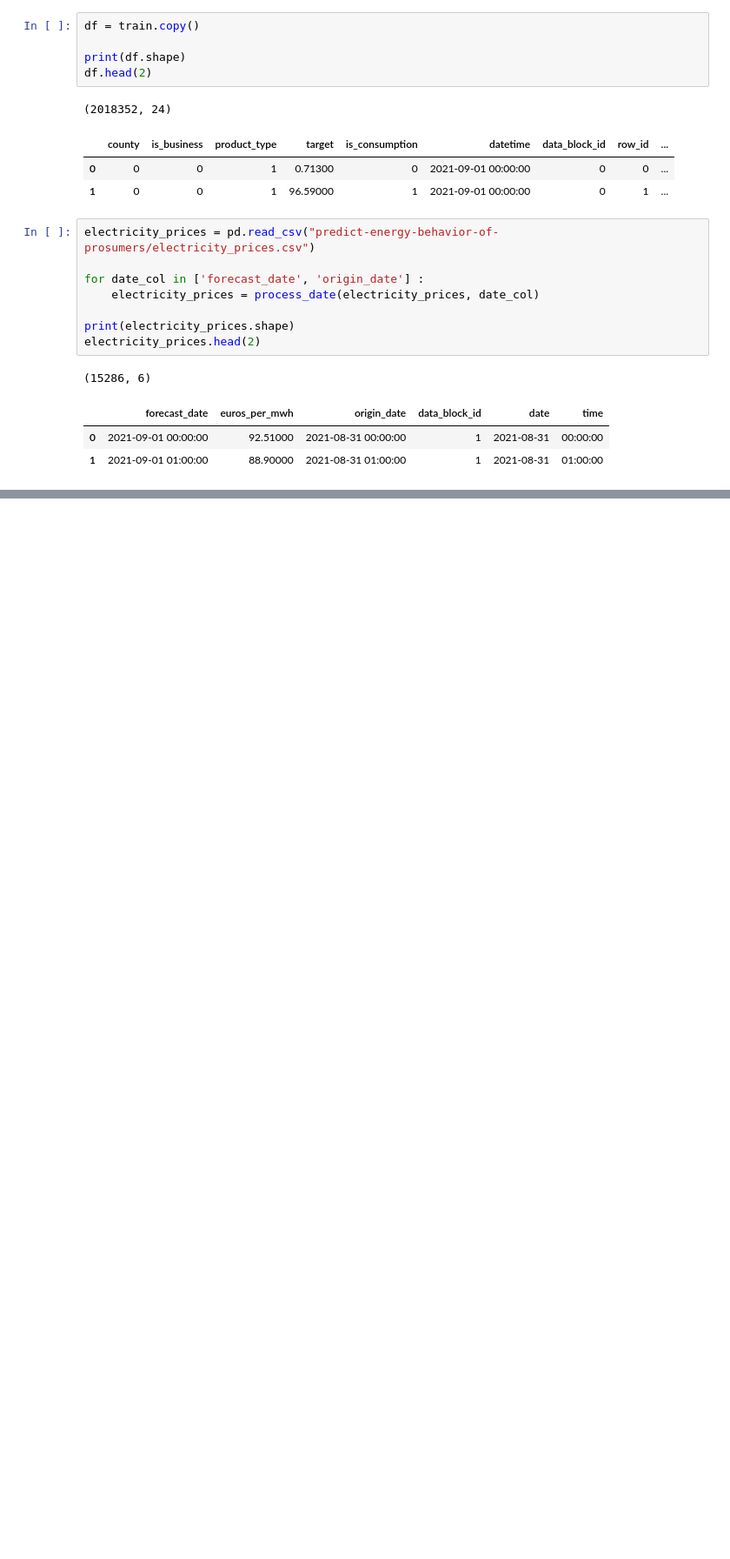
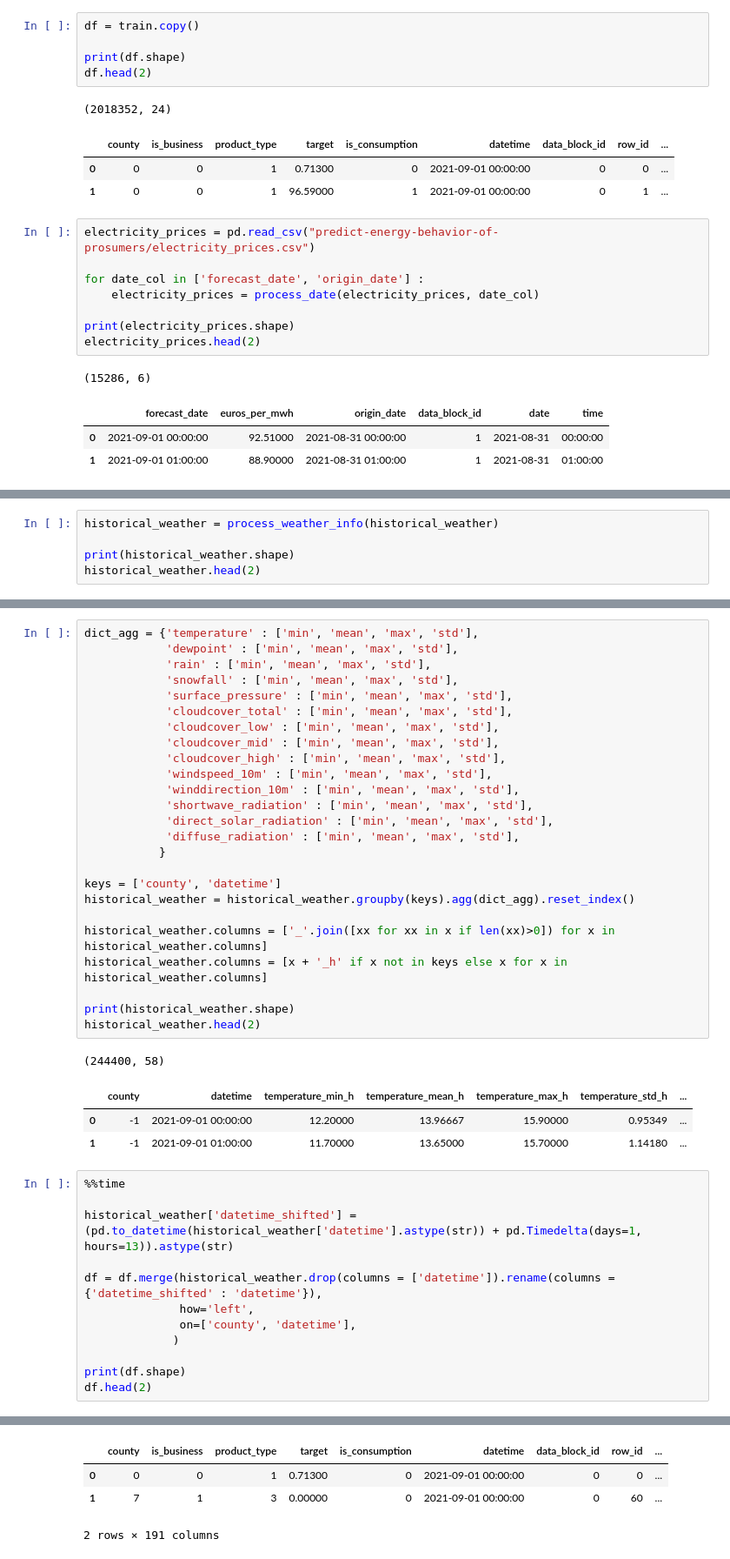
Before and after one commit to TheMerkh/Enefit---Predict-Energy-Behavior-of-Prosumers, a Jupyter notebook: Baseline.ipynb, the cells around one changed output, grey strips where cells are left out. Shown at 87% size. Saved outputs shown, nothing was run; the diff lists cells and outputs as text; blank space fills up the shorter version.

```diff
--- a/Baseline.ipynb
+++ b/Baseline.ipynb
@@ -365,0 +478,5 @@ Wall time: 1.01 s
+# %%
+historical_weather = process_weather_info(historical_weather)
+
+print(historical_weather.shape)
+historical_weather.head(2)
@@ -365,0 +488,43 @@ Wall time: 1.01 s
+# %%
+dict_agg = {'temperature' : ['min', 'mean', 'max', 'std'],
+            'dewpoint' : ['min', 'mean', 'max', 'std'],
+            'rain' : ['min', 'mean', 'max', 'std'],
+            'snowfall' : ['min', 'mean', 'max', 'std'],
+            'surface_pressure' : ['min', 'mean', 'max', 'std'],
+            'cloudcover_total' : ['min', 'mean', 'max', 'std'],
+            'cloudcover_low' : ['min', 'mean', 'max', 'std'],
+            'cloudcover_mid' : ['min', 'mean', 'max', 'std'],
+            'cloudcover_high' : ['min', 'mean', 'max', 'std'],
+            'windspeed_10m' : ['min', 'mean', 'max', 'std'],
+            'winddirection_10m' : ['min', 'mean', 'max', 'std'],
+            'shortwave_radiation' : ['min', 'mean', 'max', 'std'],
+            'direct_solar_radiation' : ['min', 'mean', 'max', 'std'],
+            'diffuse_radiation' : ['min', 'mean', 'max', 'std'],
+           }
+
+keys = ['county', 'datetime']
+historical_weather = historical_weather.groupby(keys).agg(dict_agg).reset_index()
+
+historical_weather.columns = ['_'.join([xx for xx in x if len(xx)>0]) for x in historical_weather.columns]
+historical_weather.columns = [x + '_h' if x not in keys else x for x in historical_weather.columns]
+
+print(historical_weather.shape)
+historical_weather.head(2)
+# %% [output]
+(244400, 58)
+|  | county | datetime | temperature_min_h | temperature_mean_h | temperature_max_h | temperature_std_h | ... |
+| 0 | -1 | 2021-09-01 00:00:00 | 12.20000 | 13.96667 | 15.90000 | 0.95349 | ... |
+| 1 | -1 | 2021-09-01 01:00:00 | 11.70000 | 13.65000 | 15.70000 | 1.14180 | ... |
+# %%
+%%time
+
+historical_weather['datetime_shifted'] = (pd.to_datetime(historical_weather['datetime'].astype(str)) + pd.Timedelta(days=1, hours=13)).astype(str)
+
+df = df.merge(historical_weather.drop(columns = ['datetime']).rename(columns = {'datetime_shifted' : 'datetime'}),
+              how='left',
+              on=['county', 'datetime'],
+             )
+
+print(df.shape)
+df.head(2)
+# %% [output]
@@ -365,0 +534,4 @@ Wall time: 1.01 s
+|  | county | is_business | product_type | target | is_consumption | datetime | data_block_id | row_id | ... |
+| 0 | 0 | 0 | 1 | 0.71300 | 0 | 2021-09-01 00:00:00 | 0 | 0 | ... |
+| 1 | 7 | 1 | 3 | 0.00000 | 0 | 2021-09-01 00:00:00 | 0 | 60 | ... |
+2 rows × 191 columns
```
Also changed, not shown: parts of 23 cells of this notebook.
